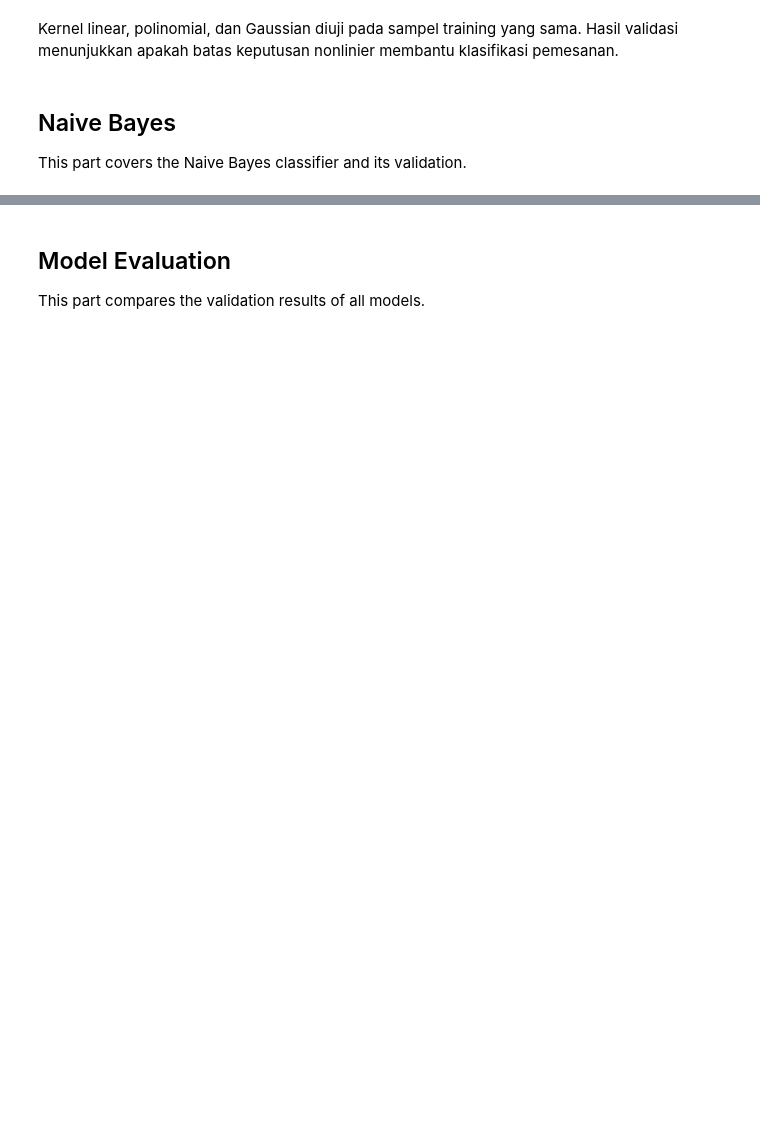
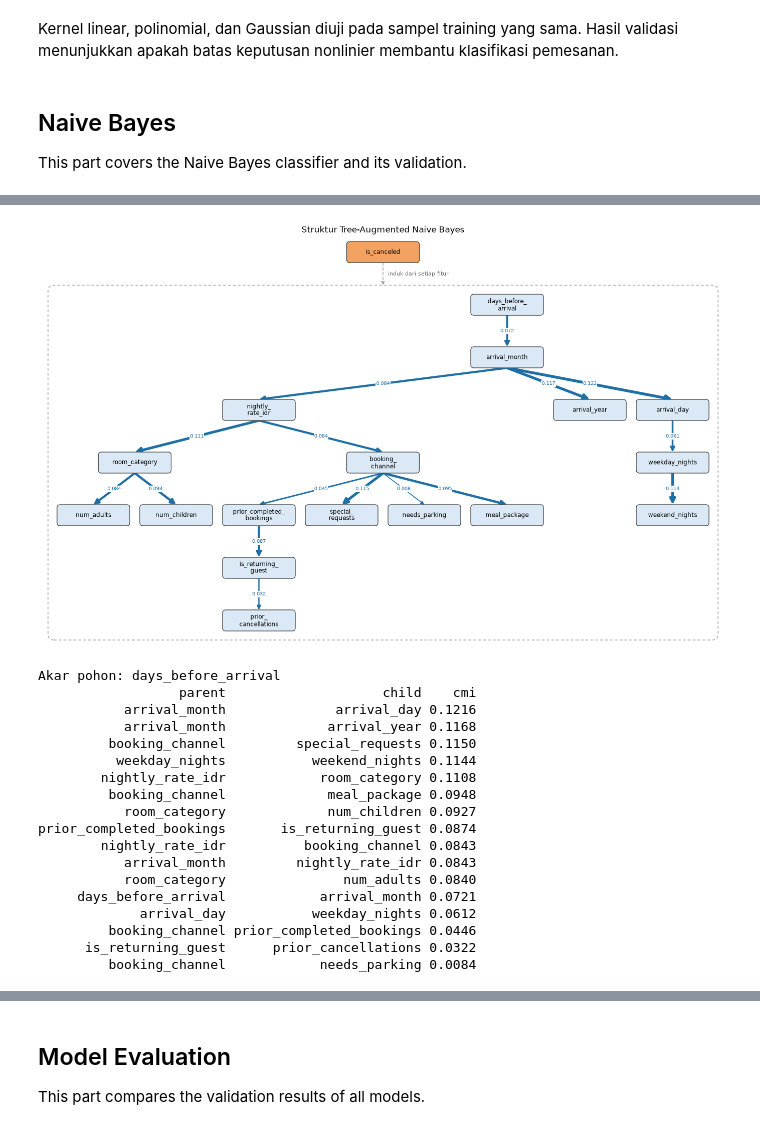
Before and after one commit to Alvacodee/IF3170_G13_brownbear, a Jupyter notebook: src/IF3170_G13_brownbear.ipynb, the cells around one changed output, grey strips where cells are left out. Drawn from its saved outputs; the diff is of its cells as text; code cells hidden in the pictures; blank space fills up the shorter version.

```diff
--- a/src/IF3170_G13_brownbear.ipynb
+++ b/src/IF3170_G13_brownbear.ipynb
@@ -805,0 +869,33 @@ Naive Bayes menerima kode kategori nonnegatif dari pipeline diskret. Fitur numer
+# %%
+tan_full = TreeAugmentedNaiveBayes(alpha=1).fit(X_train_nb, y_train.to_numpy())
+ax = plot_bayesian_network(tan_full, DISCRETE_COLUMNS)
+ax.set_title('Struktur Tree-Augmented Naive Bayes')
+ax.figure.savefig(CFG.OUTPUT_DIR / 'naive_bayes_tan_graph.png', dpi=150, bbox_inches='tight')
+plt.show()
+
+tan_edges = pd.DataFrame(
+    [(DISCRETE_COLUMNS[parent], DISCRETE_COLUMNS[child], weight) for parent, child, weight in tan_full.edges_],
+    columns=['parent', 'child', 'cmi'],
+).sort_values('cmi', ascending=False)
+print('Akar pohon:', DISCRETE_COLUMNS[tan_full.root_])
+print(tan_edges.round(4).to_string(index=False))
+# %% [output]
+[figure, added]
+Akar pohon: days_before_arrival
+                  parent                    child    cmi
+           arrival_month              arrival_day 0.1216
+           arrival_month             arrival_year 0.1168
+         booking_channel         special_requests 0.1150
+          weekday_nights           weekend_nights 0.1144
+        nightly_rate_idr            room_category 0.1108
+         booking_channel             meal_package 0.0948
+           room_category             num_children 0.0927
+prior_completed_bookings       is_returning_guest 0.0874
+        nightly_rate_idr          booking_channel 0.0843
+           arrival_month         nightly_rate_idr 0.0843
+           room_category               num_adults 0.0840
+     days_before_arrival            arrival_month 0.0721
+             arrival_day           weekday_nights 0.0612
+         booking_channel prior_completed_bookings 0.0446
+      is_returning_guest      prior_cancellations 0.0322
+         booking_channel            needs_parking 0.0084
```
Also changed, not shown: parts of 23 cells of this notebook, 1 other file.
